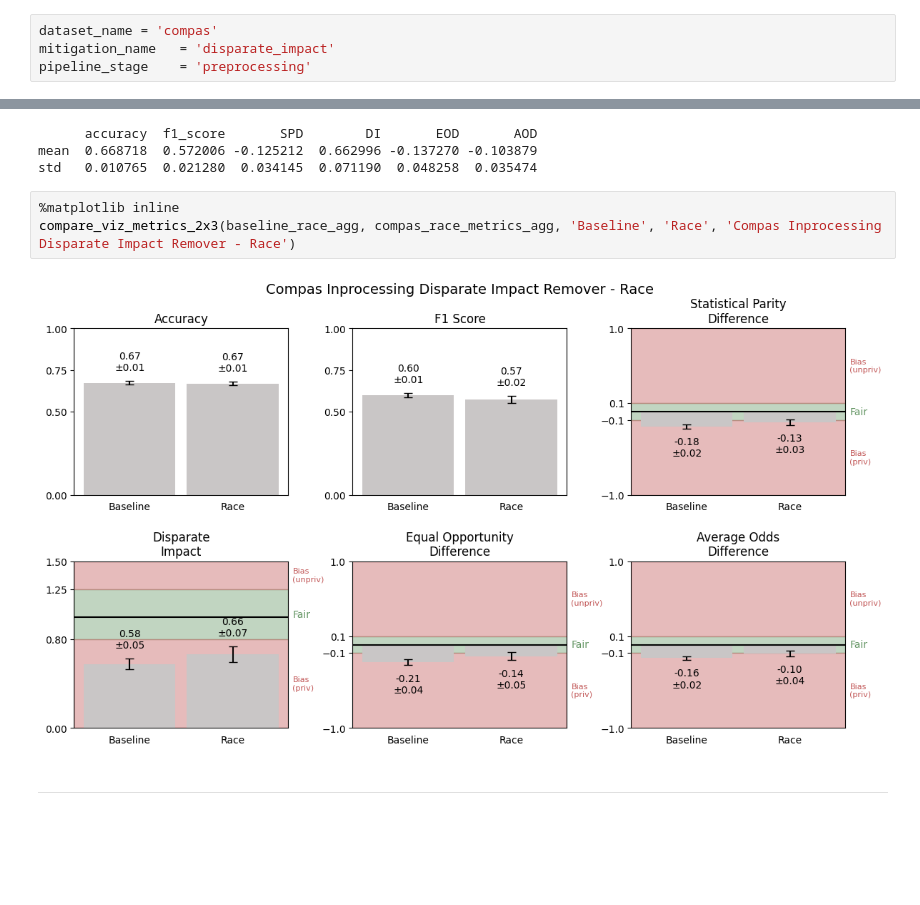
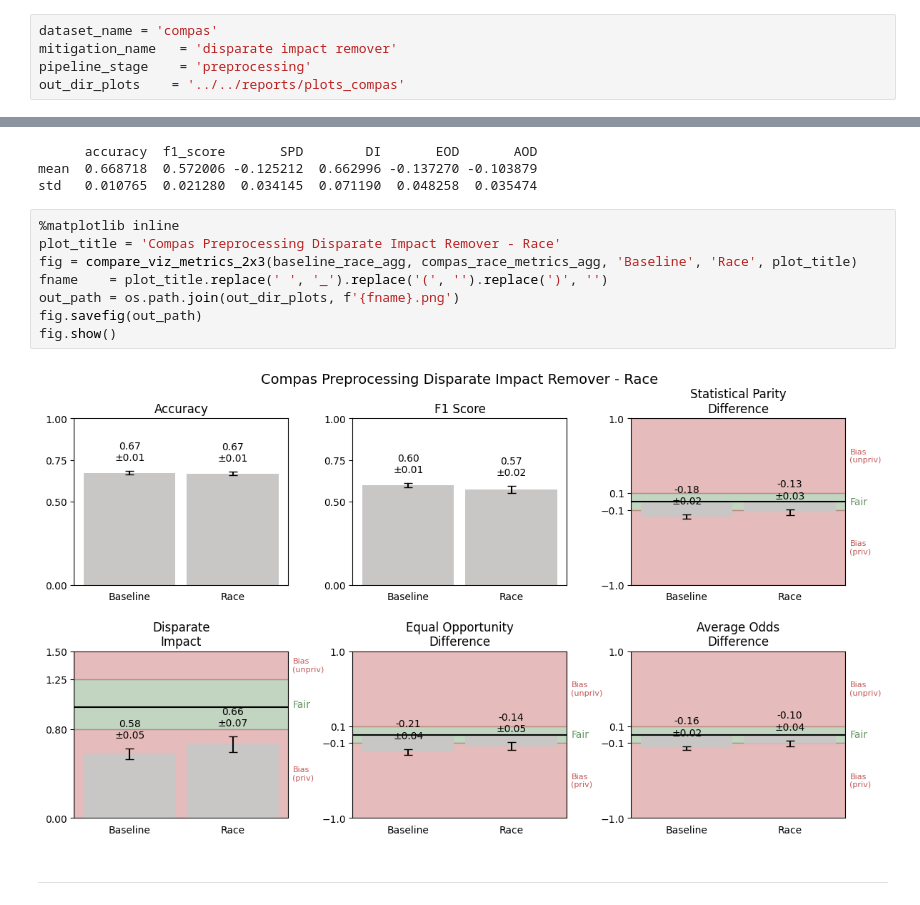
Before and after one commit to jeaend/bias-mitigation-aif360, a Jupyter notebook: notebooks/COMPAS/04_pre_disparate_impact_remover.ipynb, the cells around one changed output, grey strips where cells are left out. Drawn from its saved outputs; the diff is of its cells as text; blank space fills up the shorter version.

```diff
--- a/notebooks/COMPAS/04_pre_disparate_impact_remover.ipynb
+++ b/notebooks/COMPAS/04_pre_disparate_impact_remover.ipynb
@@ -16,8 +17,9 @@ import pandas as pd
 from sklearn.model_selection import StratifiedShuffleSplit
 # %%
 dataset_name = 'compas'
-mitigation_name   = 'disparate_impact'
+mitigation_name   = 'disparate impact remover'
 pipeline_stage    = 'preprocessing'
+out_dir_plots    = '../../reports/plots_compas'
 # %%
 baseline_race_agg = pd.read_csv('../../reports/baseline_agg/compas_race_metrics_agg.csv', index_col=0)
 baseline_sex_agg = pd.read_csv('../../reports/baseline_agg/compas_sex_metrics_agg.csv', index_col=0)
@@ -108,9 +115,14 @@ mean  0.668718  0.572006 -0.125212  0.662996 -0.137270 -0.103879
 std   0.010765  0.021280  0.034145  0.071190  0.048258  0.035474
 # %%
 %matplotlib inline
-compare_viz_metrics_2x3(baseline_race_agg, compas_race_metrics_agg, 'Baseline', 'Race', 'Compas Inprocessing Disparate Impact Remover - Race')
+plot_title = 'Compas Preprocessing Disparate Impact Remover - Race'
+fig = compare_viz_metrics_2x3(baseline_race_agg, compas_race_metrics_agg, 'Baseline', 'Race', plot_title)
+fname    = plot_title.replace(' ', '_').replace('(', '').replace(')', '')
+out_path = os.path.join(out_dir_plots, f'{fname}.png')
+fig.savefig(out_path)
+fig.show()
 # %% [output]
-[figure, old version]
+[figure, new version]
 # %% [markdown]
 ----------------------------------
 # %%
```
Also changed, not shown: parts of 2 cells of this notebook, 23 other files.
